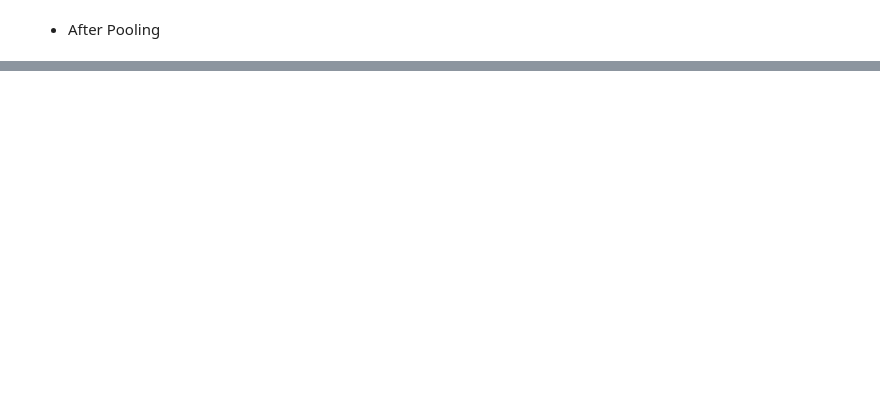
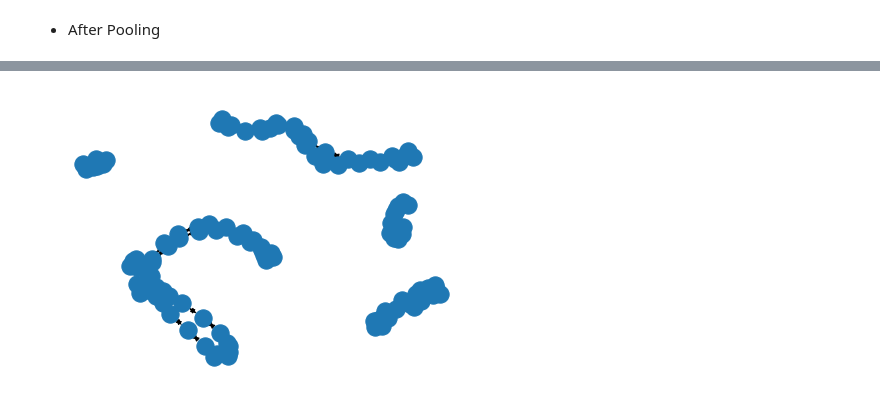
Before and after one commit to mariaKlv/GDL_Project, a Jupyter notebook: LaPool/LaPool_example.ipynb, the cells around one changed output, grey strips where cells are left out. Drawn from its saved outputs; the diff is of its cells as text; code cells hidden in the pictures; blank space fills up the shorter version.

```diff
--- a/LaPool/LaPool_example.ipynb
+++ b/LaPool/LaPool_example.ipynb
@@ -91,0 +76,21 @@ x
+# %%
+argdataset = 'ENZYMES'
+batchSize = 5
+dataset = TUDataset(os.path.join('HGPSL/data', argdataset), name=argdataset, use_node_attr=True)
+# %%
+num_training = int(len(dataset) * 0.8)
+num_val = int(len(dataset) * 0.1)
+num_test = len(dataset) - (num_training + num_val)
+training_set, validation_set, test_set = random_split(dataset, [num_training, num_val, num_test])
+train_loader = DataLoader(training_set, batch_size=batchSize, shuffle=True)
+# %%
+for i, data in enumerate(train_loader):
+    #print(data.batch)
+    break
+# %%
+gg = LaPool(False) #instantiation
+# %%
+#print a graph from the dataset
+gg.demo_init(data, show_labels = False)
+# %% [output]
+[figure, added]
```
Also changed, not shown: parts of 16 cells of this notebook, 2 other files.
